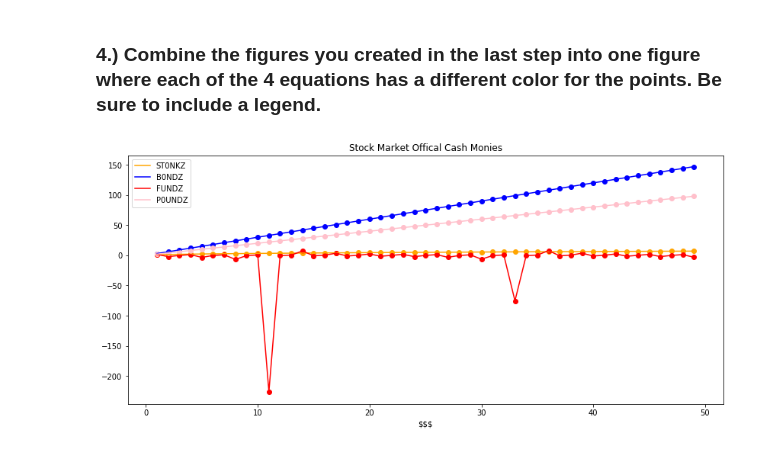
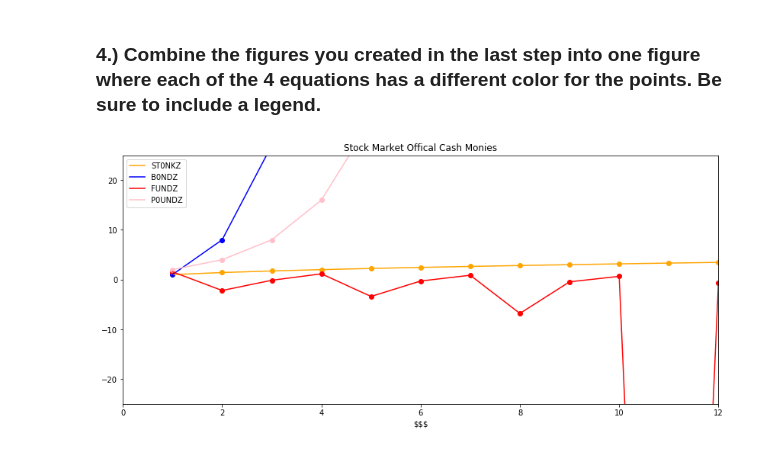
Before and after one commit to jivemachine/python-exercises, a Jupyter notebook: 4.8.2_matplotlib_exercises.ipynb, the cells around one changed output. Cells and saved outputs as stored; diff of their text form; code cells hidden in the pictures.

```diff
--- a/4.8.2_matplotlib_exercises.ipynb
+++ b/4.8.2_matplotlib_exercises.ipynb
@@ -93,29 +101,30 @@ plt.show()
 # %%
 import math
 x = range(1,50)
 
-y1 = [(math.sqrt(x)) for x in x]
-y2 = [(x * 3) for x in x]
+y1 = [math.sqrt(n) for n in x]
+y2 = [n**3 for n in x]
 y3 = [math.tan(n) for n in x]
-y4 = [(x*2) for x in x]
+y4 = [2**n for n in x]
 
 plt.figure(figsize=(14, 6))
 
 plt.scatter(x, y1, c="orange")
 plt.scatter(x, y2, c="blue")
 plt.scatter(x, y3, c="red")
 plt.scatter(x, y4, c="pink")
 
 
-
+plt.ylim(-25, 25)
+plt.xlim(0, 12)
 plt.plot(x, y1, c="Orange", label="ST0NKZ")
 plt.plot(x, y2, c="blue", label="B0NDZ")
 plt.plot(x, y3, c="red", label="FUNDZ")
 plt.plot(x, y4, c="pink", label="P0UNDZ")
 
 plt.legend(loc="upper left")
 plt.title("Stock Market Offical Cash Monies")
 plt.xlabel("$$$")
 plt.show()
 # %% [output]
-[figure, old version]
+[figure, new version]
```
Also changed, not shown: parts of 6 cells of this notebook, 2 other files.
